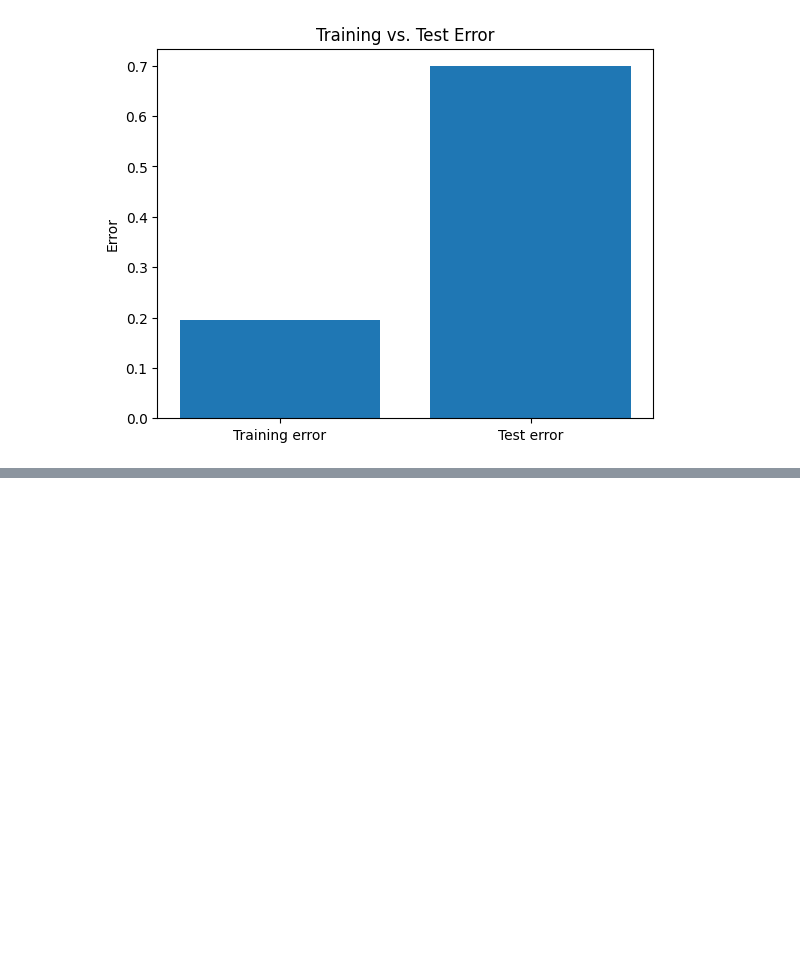
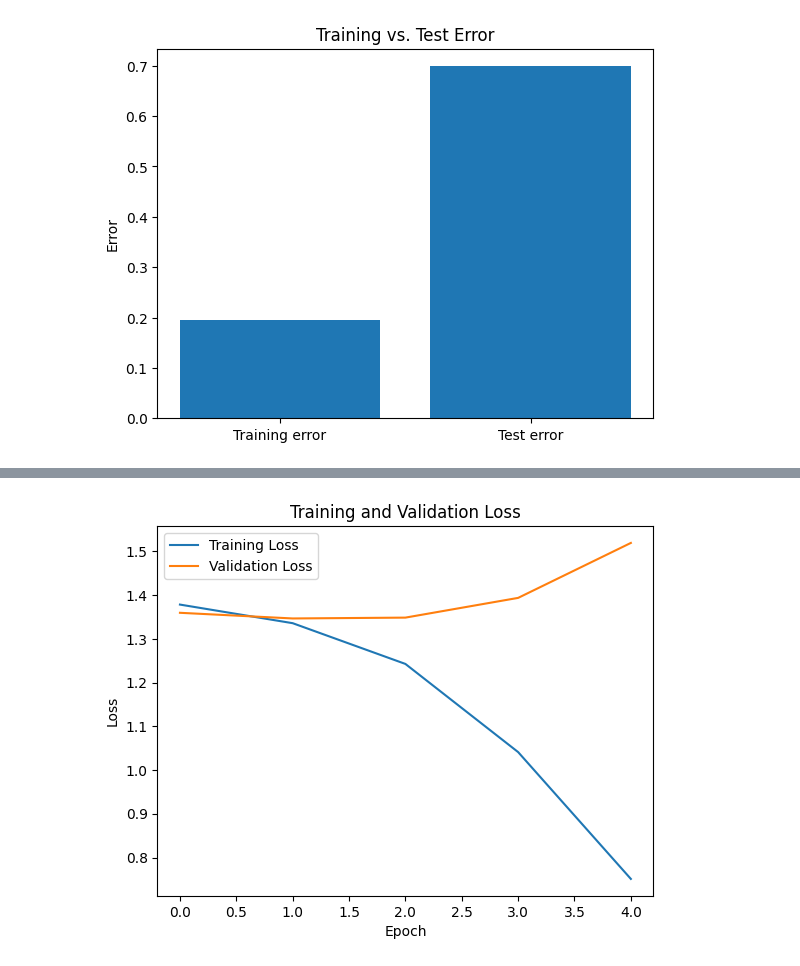
Before and after one commit to GilenW/CSE151A_FINAL_PROJECT, a Jupyter notebook: final_project.ipynb, the cells around one changed output, grey strips where cells are left out. Cells and saved outputs as stored; diff of their text form; code cells hidden in the pictures; blank space fills up the shorter version.

```diff
--- a/final_project.ipynb
+++ b/final_project.ipynb
@@ -404,0 +388,28 @@ To enable them in non-MKL-DNN operations, rebuild TensorFlow with the appropriat
+# %%
+ohe = OneHotEncoder(categories='auto')
+y_encoded = ohe.fit_transform(layoffdf.quarters.values.reshape(-1,1)).toarray()
+X_train, X_test, y_train, y_test = train_test_split(X, y_encoded, test_size=0.2, random_state=42)
+# %%
+# ohe = OneHotEncoder()
+# y = ohe.fit_transform(layoffdf.quarters.values.reshape(-1,1)).toarray()
+from tensorflow.keras.models import Sequential
+from tensorflow.keras.layers import Dense
+from tensorflow.keras.callbacks import EarlyStopping
+
+model = Sequential([
+    Dense(64, activation='relu', input_dim=X_train.shape[1]),
+    Dense(32, activation='relu'),
+    Dense(4, activation='softmax')
+])
+model.compile(optimizer='adam', loss='categorical_crossentropy', metrics=['accuracy'])
+early_stopping = EarlyStopping(monitor='val_loss', patience=3, restore_best_weights=True)
+history = model.fit(X_train, y_train, epochs=100, batch_size=32, validation_split=0.2, callbacks=[early_stopping])
+
+plt.plot(history.history['loss'], label='Training Loss')
+plt.plot(history.history['val_loss'], label='Validation Loss')
+plt.title('Training and Validation Loss')
+plt.xlabel('Epoch')
+plt.ylabel('Loss')
+plt.legend()
+plt.show()
+# %% [output]
@@ -404,0 +428 @@ To enable them in non-MKL-DNN operations, rebuild TensorFlow with the appropriat
+[figure, added]
```
Also changed, not shown: parts of 3 cells of this notebook.
